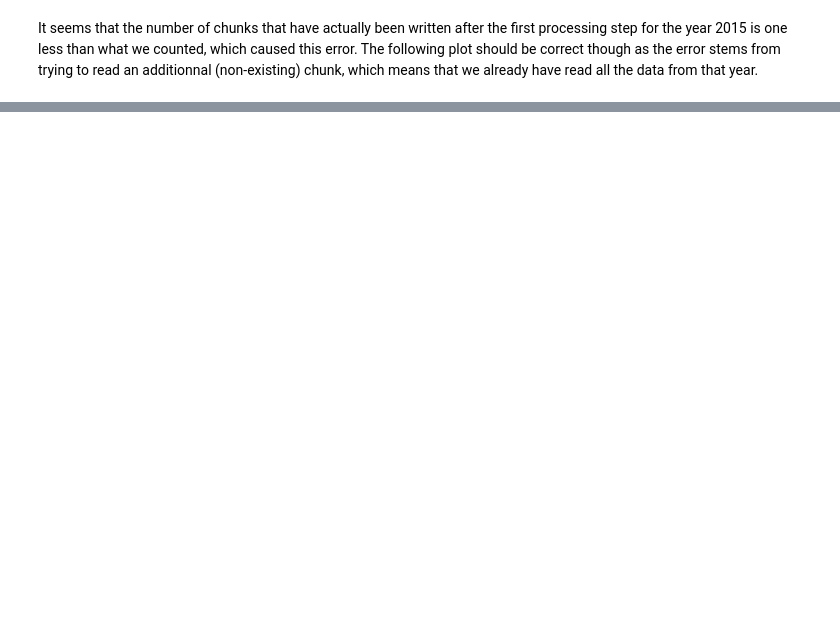
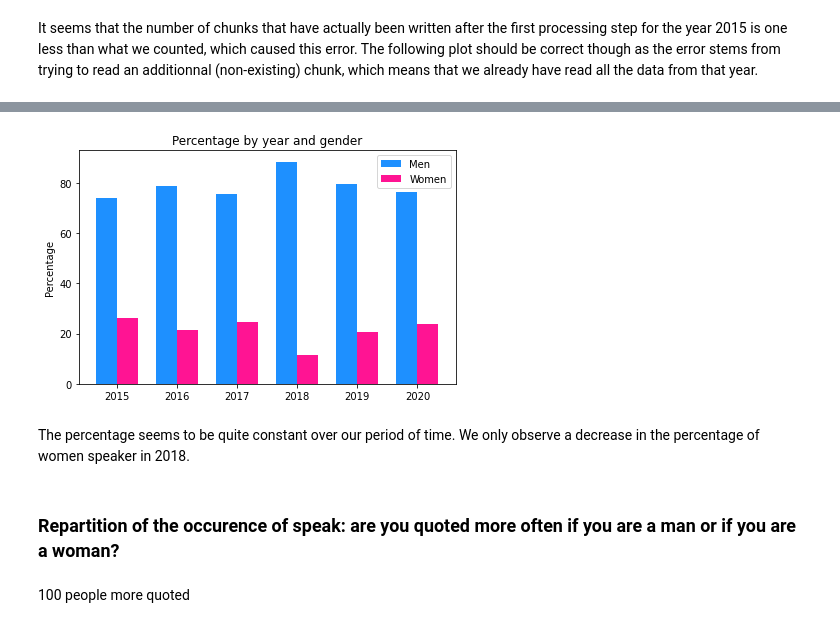
Before and after one commit to epfl-ada/ada-2021-project-adata-scientists, a Jupyter notebook: milestone2.ipynb, the cells around one changed output, grey strips where cells are left out. Cells and saved outputs as stored; diff of their text form; code cells hidden in the pictures; blank space fills up the shorter version.

```diff
--- a/milestone2.ipynb
+++ b/milestone2.ipynb
@@ -451,0 +492,26 @@ It seems that the number of chunks that have actually been written after the fir
+# %%
+total = [x + y for x, y in zip(F, M)]
+F_p = [100*x/y for x, y in zip(F, total)]
+M_p = [100*x/y for x, y in zip(M, total)]
+# %%
+x = np.arange(len(years))
+width = 0.35
+fig, ax = plt.subplots()
+rects1 = ax.bar(x - width/2, M_p, width, label='Men',color='dodgerblue')
+rects2 = ax.bar(x + width/2, F_p, width, label='Women',color="deeppink")
+
+ax.set_ylabel('Percentage')
+ax.set_title('Percentage by year and gender')
+ax.set_xticks(x)
+ax.set_xticklabels(years)
+ax.legend()
+
+fig.tight_layout()
+
+plt.show()
+# %% [output]
+[figure, added]
+# %% [markdown]
+The percentage seems to be quite constant over our period of time. We only observe a decrease in the percentage of women speaker in 2018.
+# %% [markdown]
+### Repartition of the occurence of speak: are you quoted more often if you are a man or if you are a woman?
@@ -451,0 +552,2 @@ It seems that the number of chunks that have actually been written after the fir
+# %% [markdown]
+100 people more quoted
```
Also changed, not shown: parts of 110 cells of this notebook.
